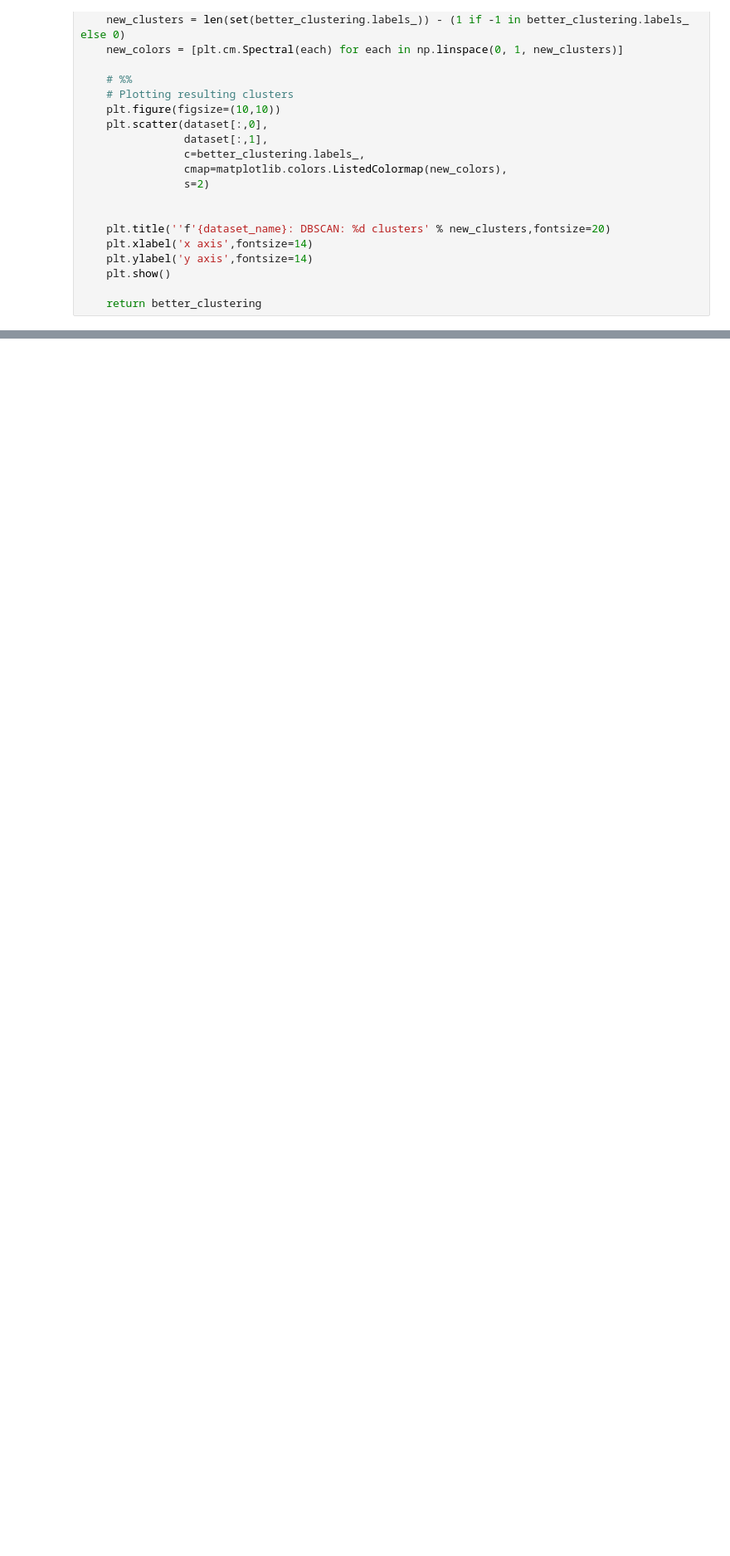
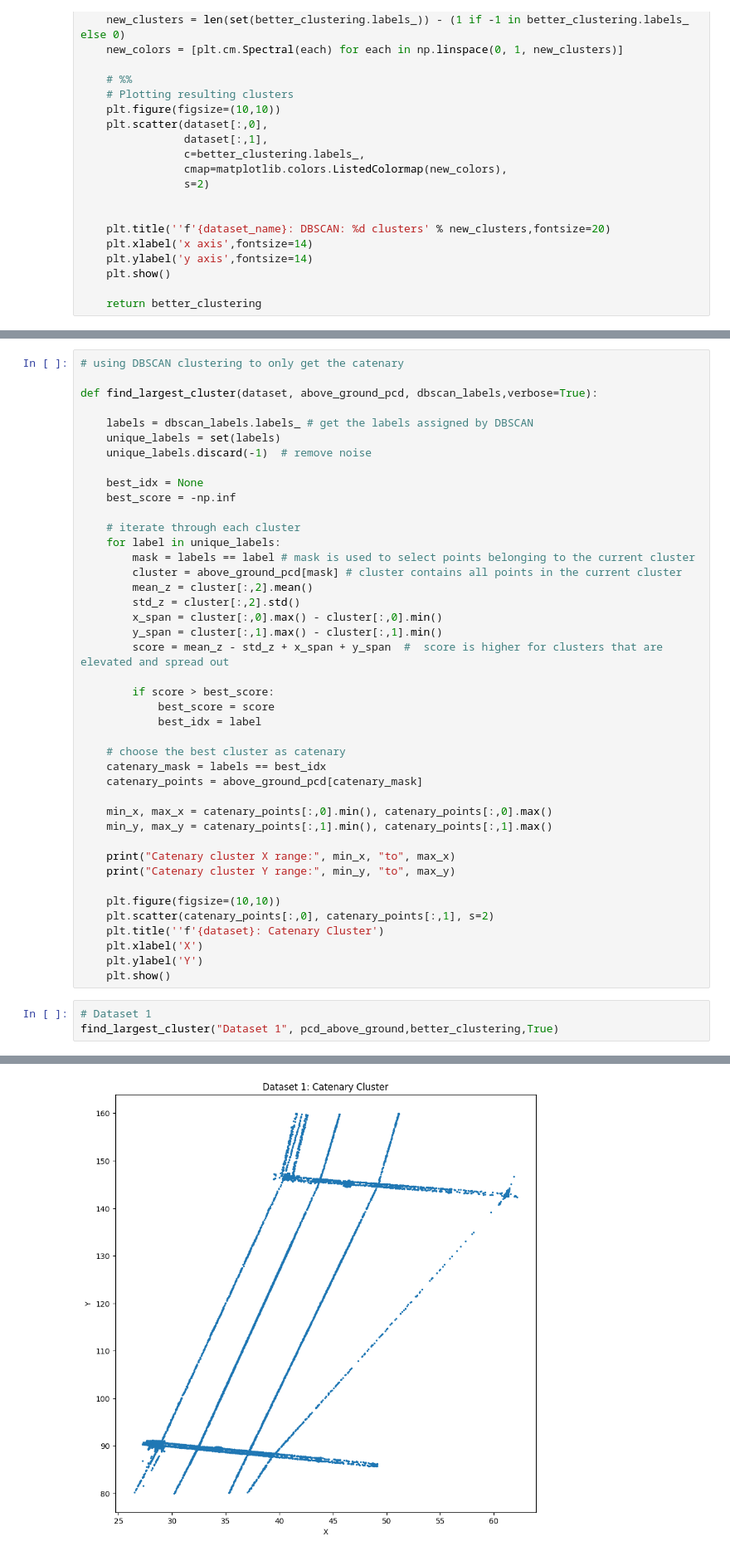
Before and after one commit to natplatil/LTU, a Jupyter notebook: Assignment 5/share.ipynb, the cells around one changed output, grey strips where cells are left out. Shown at 83% size. Cells and saved outputs as stored; diff of their text form; blank space fills up the shorter version.

```diff
--- a/Assignment 5/share.ipynb
+++ b/Assignment 5/share.ipynb
@@ -263,0 +282,46 @@ better_clustering2 = apply_dbscan("Dataset 2", pcd2_above_ground, optimal_eps=0.
+# %%
+# using DBSCAN clustering to only get the catenary
+
+def find_largest_cluster(dataset, above_ground_pcd, dbscan_labels,verbose=True):
+
+    labels = dbscan_labels.labels_ # get the labels assigned by DBSCAN
+    unique_labels = set(labels)
+    unique_labels.discard(-1)  # remove noise
+
+    best_idx = None
+    best_score = -np.inf
+
+    # iterate through each cluster
+    for label in unique_labels:
+        mask = labels == label # mask is used to select points belonging to the current cluster
+        cluster = above_ground_pcd[mask] # cluster contains all points in the current cluster
+        mean_z = cluster[:,2].mean()
+        std_z = cluster[:,2].std()
+        x_span = cluster[:,0].max() - cluster[:,0].min()
+        y_span = cluster[:,1].max() - cluster[:,1].min()
+        score = mean_z - std_z + x_span + y_span  #  score is higher for clusters that are elevated and spread out
+
+        if score > best_score:
+            best_score = score
+            best_idx = label
+
+    # choose the best cluster as catenary
+    catenary_mask = labels == best_idx
+    catenary_points = above_ground_pcd[catenary_mask]
+
+    min_x, max_x = catenary_points[:,0].min(), catenary_points[:,0].max()
+    min_y, max_y = catenary_points[:,1].min(), catenary_points[:,1].max()
+
+    print("Catenary cluster X range:", min_x, "to", max_x)
+    print("Catenary cluster Y range:", min_y, "to", max_y)
+
+    plt.figure(figsize=(10,10))
+    plt.scatter(catenary_points[:,0], catenary_points[:,1], s=2)
+    plt.title(''f'{dataset}: Catenary Cluster')
+    plt.xlabel('X')
+    plt.ylabel('Y')
+    plt.show()
+# %%
+# Dataset 1
+find_largest_cluster("Dataset 1", pcd_above_ground,better_clustering,True)
+# %% [output]
@@ -263,0 +330 @@ better_clustering2 = apply_dbscan("Dataset 2", pcd2_above_ground, optimal_eps=0.
+[figure, added]
```
Also changed, not shown: parts of 4 cells of this notebook.
